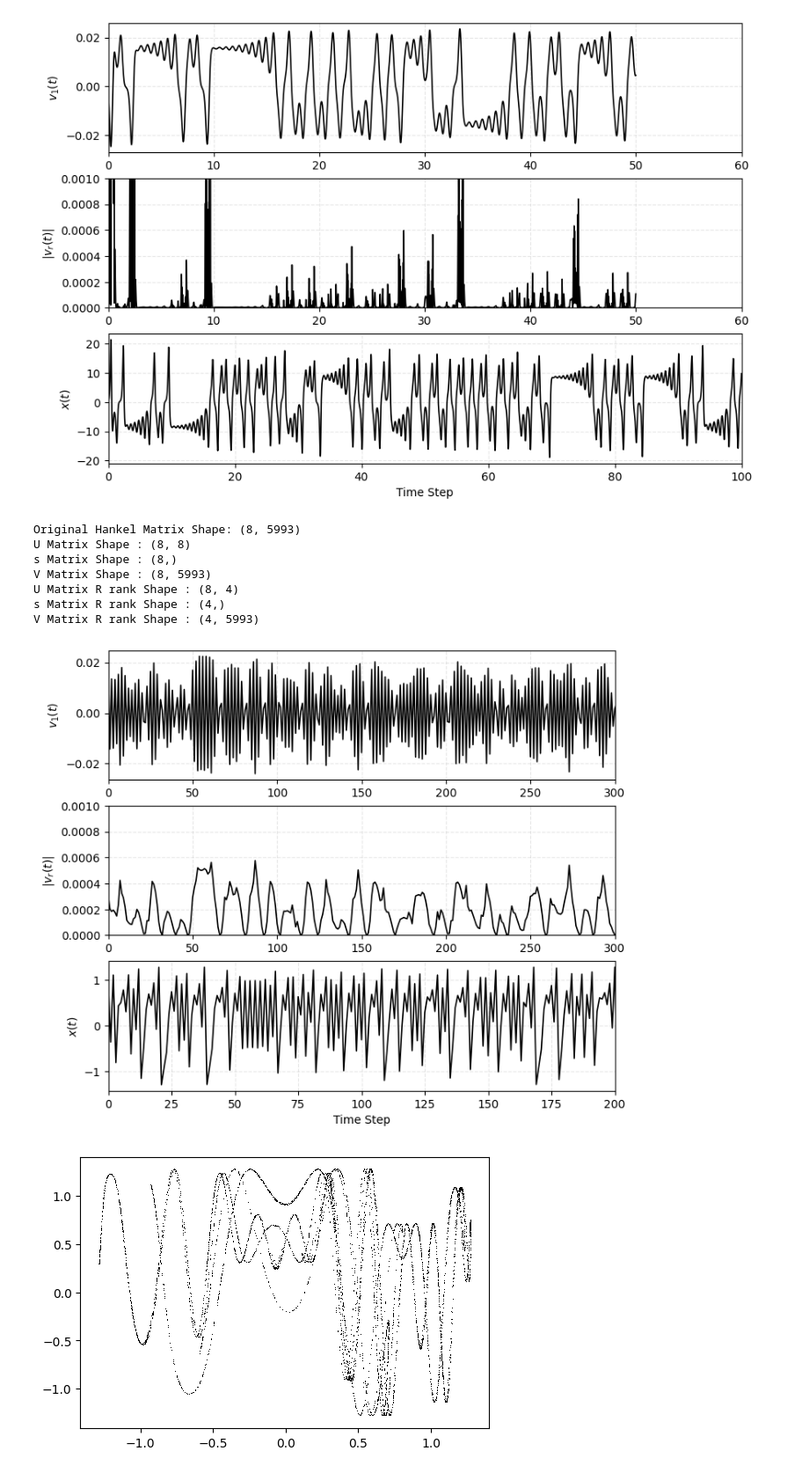
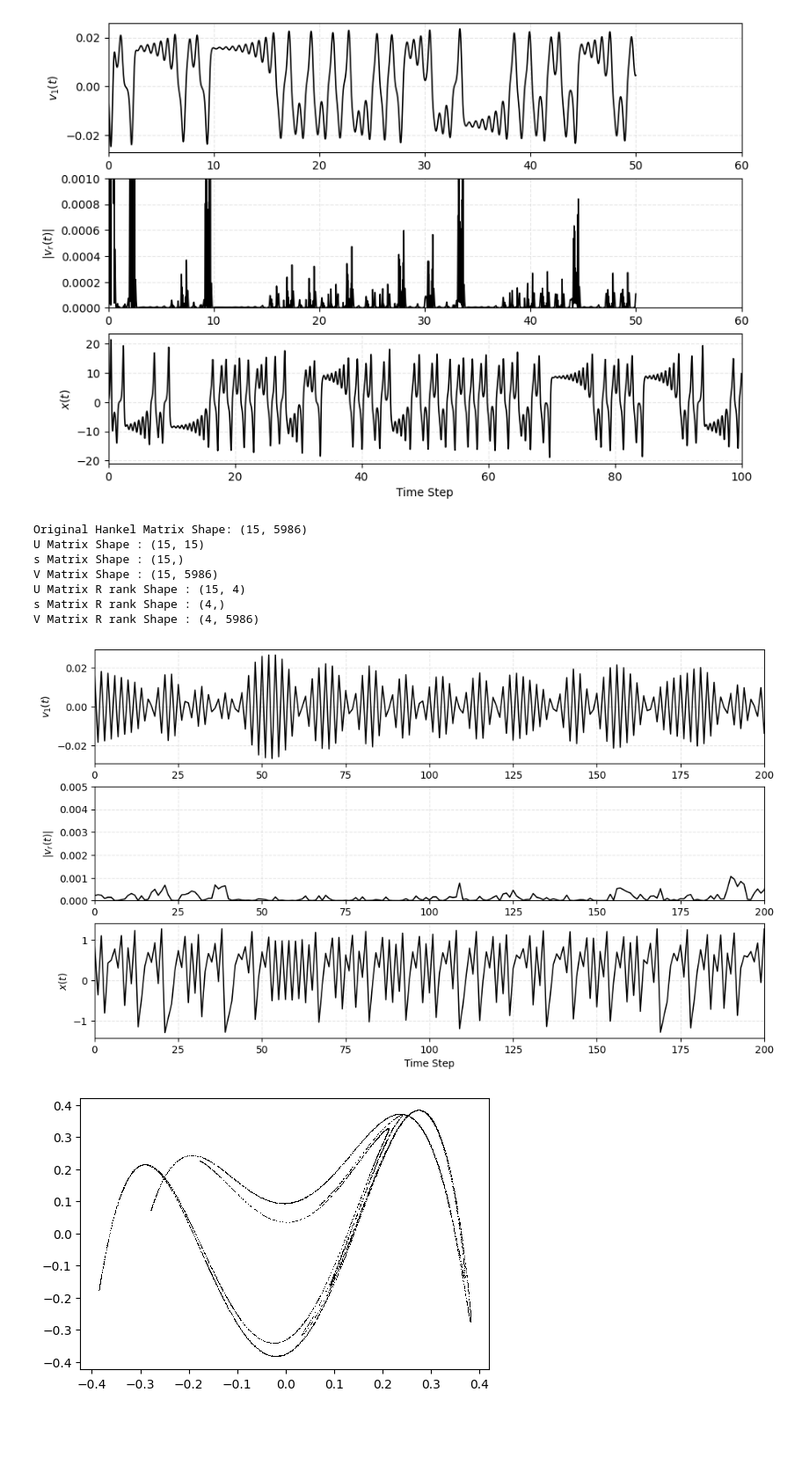
Before and after one commit to Izzathawari/PINN-dynamic-system, a Jupyter notebook: discrete_pinn/hankel_analysis.ipynb, the cells around one changed output. Shown at 88% size. Drawn from its saved outputs; the diff is of its cells as text; code cells hidden in the pictures; blank space fills up the shorter version.

```diff
--- a/discrete_pinn/hankel_analysis.ipynb
+++ b/discrete_pinn/hankel_analysis.ipynb
@@ -22,7 +22,7 @@ def lorentz (xyz, s=10, r=28, b=2.667) :
 
     return np.array([x_dot, y_dot, z_dot])
 
-def generate_henon(num_steps=6000, a=1.4, b=0.3):
+def generate_henon(num_steps=10000, a=1.4, b=0.3):
     x = np.zeros(num_steps)
     y = np.zeros(num_steps)
     x_state = 0.1
@@ -246,51 +246,48 @@ V Matrix R rank Shape : (4, 5000)
 [figure]
 # %%
 x,y = generate_henon()
-U,s,V = create_Hankel(m_dim=8, n_dim=8000, x=y)
+U,s,V = create_Hankel(m_dim=15, n_dim=8000, x=x)
 U_trunc,s_trunc,V_trunc = trunc_Hankel(U,s,V,4)
 
 # Create a 3-panel figure sharing the X-axis
-fig, axes = plt.subplots(3, 1, figsize=(8, 7), sharex=False)
+fig, axes = plt.subplots(3, 1, figsize=(12, 7), sharex=False)
 
 # 1. Plot v_1
 axes[0].plot(V[0,:], color="black", lw=1.2)
 axes[0].set_ylabel("$v_1(t)$")
 axes[0].grid(True, linestyle="--", alpha=0.3)
-axes[0].set_xlim(0, 300)
+axes[0].set_xlim(0, 200)
 
 # 2. Plot absolute value of v_r (forcing mode)
-axes[1].plot(np.abs(V[0,:])**2, color="black", lw=1.2)
+axes[1].plot(np.abs(V[-1,:])**2, color="black", lw=1.2)
 axes[1].set_ylabel("$|v_r(t)|$")
 axes[1].grid(True, linestyle="--", alpha=0.3)
-axes[1].set_xlim(0, 300)
-axes[1].set_ylim(0, 0.001)
+axes[1].set_xlim(0, 200)
+axes[1].set_ylim(0, 0.005)
+
 
 
 
 # 3. Plot real x state
 axes[2].plot(x, color="black", lw=1.2)
 axes[2].set_ylabel("$x(t)$")
 axes[2].set_xlabel("Time Step")
 axes[2].grid(True, linestyle="--", alpha=0.3)
 axes[2].set_xlim(0, 200)
 
 plt.figure(figsize=(6, 4))
 # ',k' uses tiny pixel markers in black ('k') for the fractal detail
-plt.plot(x[:-5],x[5:], ',k', alpha=0.99)
+plt.plot(y[:-2],y[2:], ',k', alpha=0.99)
 
-plt.figure(figsize=(6, 4))
-# ',k' uses tiny pixel markers in black ('k') for the fractal detail
-plt.plot(V[0,:],V[1, :], ',k', alpha=0.99)
 
-# Optional: Clean up frame for a textbook look
 plt.show()
 # %% [output]
-Original Hankel Matrix Shape: (8, 5993)
-U Matrix Shape : (8, 8)
-s Matrix Shape : (8,)
-V Matrix Shape : (8, 5993)
-U Matrix R rank Shape : (8, 4)
+Original Hankel Matrix Shape: (15, 5986)
+U Matrix Shape : (15, 15)
+s Matrix Shape : (15,)
+V Matrix Shape : (15, 5986)
+U Matrix R rank Shape : (15, 4)
 s Matrix R rank Shape : (4,)
-V Matrix R rank Shape : (4, 5993)
+V Matrix R rank Shape : (4, 5986)
-[figure, old version]
+[figure, new version]
-[figure, old version]
+[figure, new version]
```
Also changed, not shown: parts of 1 cell of this notebook, 4 other files.
